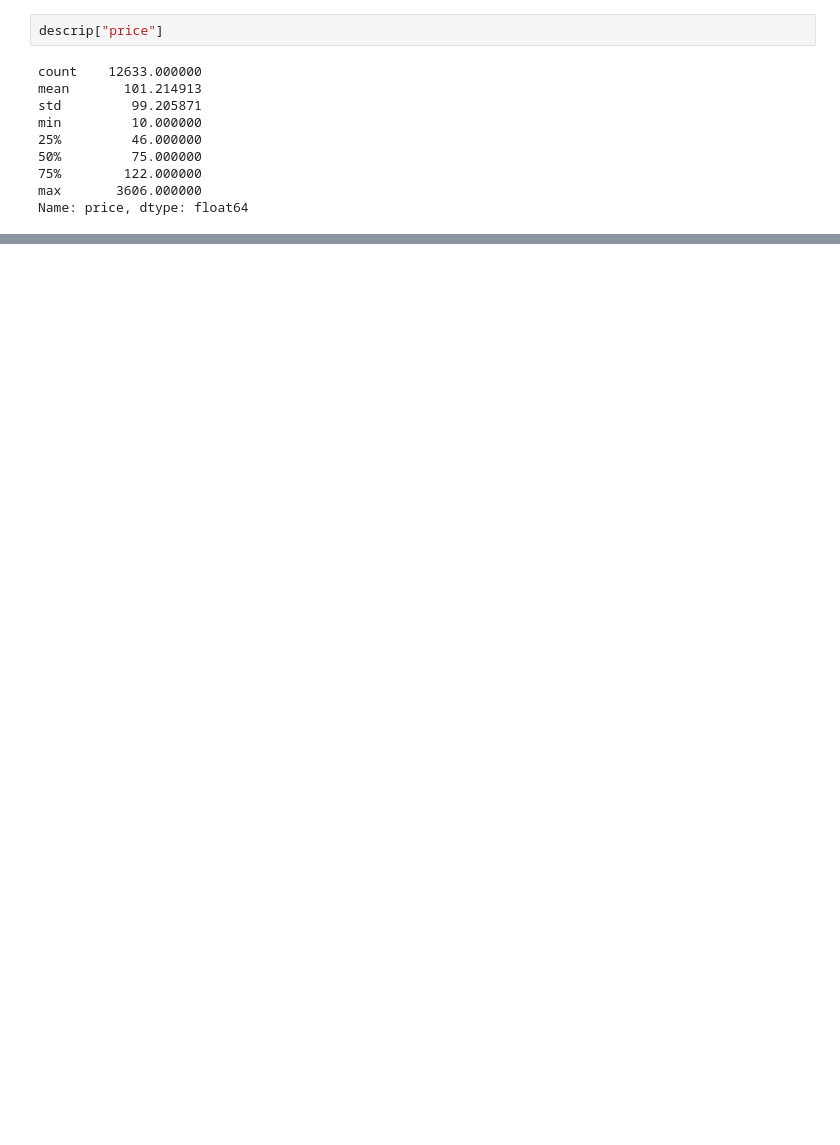
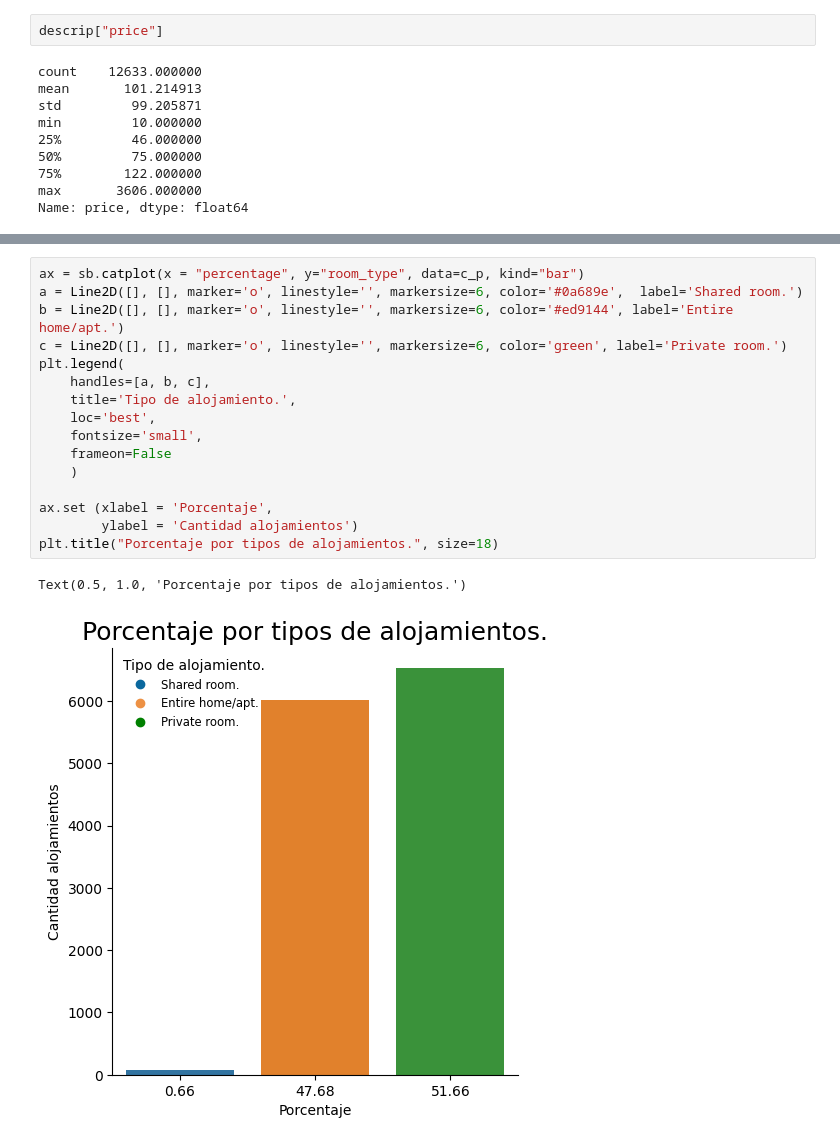
Before and after one commit to villa85/curso_python_2, a Jupyter notebook: Proyecto_III_Visualización_de_Datos/PROYECTO3_YUNIEL_VILLALON_PYTHON20.ipynb, the cells around one changed output, grey strips where cells are left out. Cells and saved outputs as stored; diff of their text form; blank space fills up the shorter version.

```diff
--- a/Proyecto_III_Visualización_de_Datos/PROYECTO3_YUNIEL_VILLALON_PYTHON20.ipynb
+++ b/Proyecto_III_Visualización_de_Datos/PROYECTO3_YUNIEL_VILLALON_PYTHON20.ipynb
@@ -88,0 +94,19 @@ e. Mostrar un gráfico % alojamientos que existe para cada tipo de alojamiento (
+# %%
+ax = sb.catplot(x = "percentage", y="room_type", data=c_p, kind="bar")
+a = Line2D([], [], marker='o', linestyle='', markersize=6, color='#0a689e',  label='Shared room.')
+b = Line2D([], [], marker='o', linestyle='', markersize=6, color='#ed9144', label='Entire home/apt.')
+c = Line2D([], [], marker='o', linestyle='', markersize=6, color='green', label='Private room.')
+plt.legend(
+    handles=[a, b, c],
+    title='Tipo de alojamiento.',
+    loc='best',
+    fontsize='small',
+    frameon=False
+    )
+
+ax.set (xlabel = 'Porcentaje',
+        ylabel = 'Cantidad alojamientos')
+plt.title("Porcentaje por tipos de alojamientos.", size=18)
+# %% [output]
+Text(0.5, 1.0, 'Porcentaje por tipos de alojamientos.')
+[figure, added]
```
Also changed, not shown: parts of 15 cells of this notebook.
